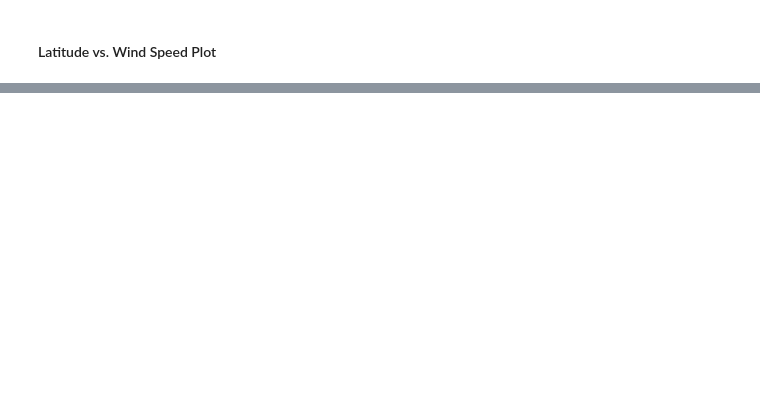
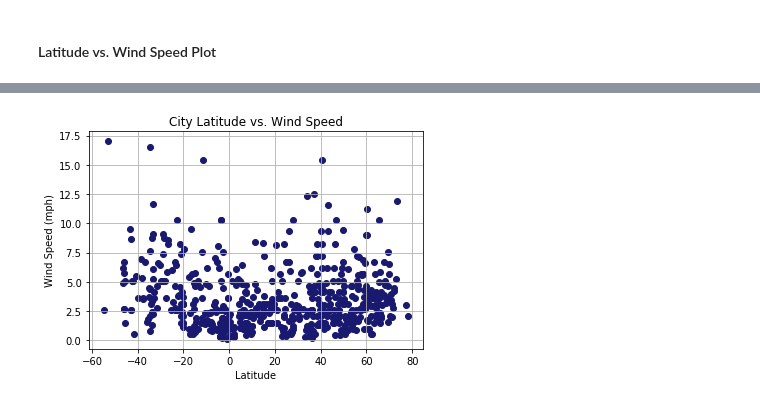
Before and after one commit to m-zurita/python-api-challenge, a Jupyter notebook: WeatherPy.ipynb, the cells around one changed output, grey strips where cells are left out. Cells and saved outputs as stored; diff of their text form; code cells hidden in the pictures; blank space fills up the shorter version.

```diff
--- a/WeatherPy.ipynb
+++ b/WeatherPy.ipynb
@@ -121,0 +197,9 @@ dtype: int64
+# %%
+# Setting plot parameters
+plt.scatter(weather_DF["Lat"], weather_DF["Wind Speed"], c="midnightblue", marker="o")
+plt.title("City Latitude vs. Wind Speed")
+plt.xlabel("Latitude")
+plt.ylabel("Wind Speed (mph)")
+plt.grid()
+# %% [output]
+[figure, added]
```
Also changed, not shown: parts of 16 cells of this notebook.
